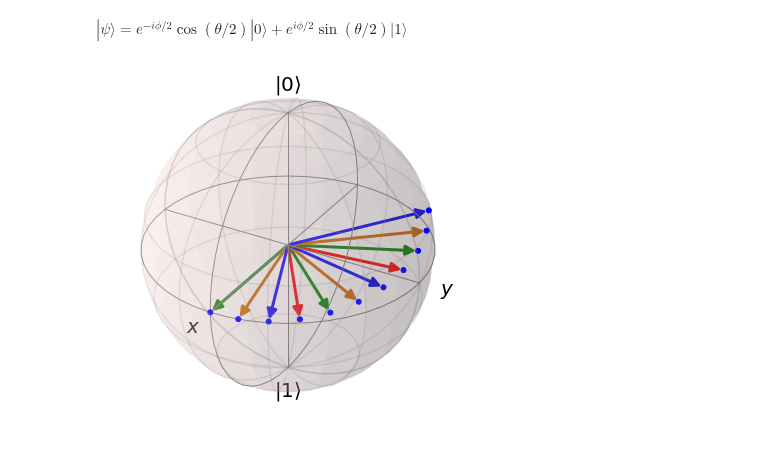
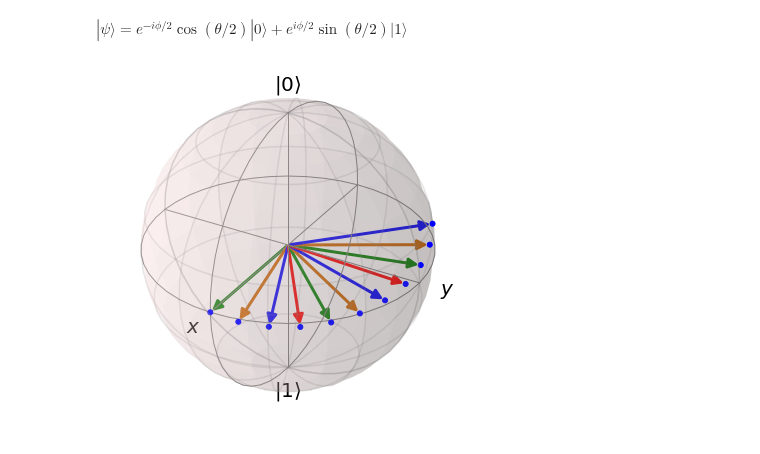
Before and after one commit to Sultanow/quantum, a Jupyter notebook: bloch_sphere/rotate_su2.ipynb, the cells around one changed output. Cells and saved outputs as stored; diff of their text form; code cells hidden in the pictures.

```diff
--- a/bloch_sphere/rotate_su2.ipynb
+++ b/bloch_sphere/rotate_su2.ipynb
@@ -39,31 +39,32 @@ b = qt.Bloch()
 b.clear()
 b.make_sphere()
 
 states = []
 points = []
 
 alpha = 1/np.sqrt(2)
 beta = 1/np.sqrt(2)
 s = np.array([alpha,beta])
 state = qt.Qobj(s)
 states.append(state)
 
 Ψ = [complex(alpha, 0), complex(beta, 0)]
 polar = to_spherical(Ψ)
 pnt = to_cartesian(polar)
 points.append(pnt)
 
 rotated = state
 for i in range(0,10):
     rotated = rn_su2(0.05, rotated, 1, 0, 0)
+    rotated = rn_su2(0.02, rotated, 0, 1, 0)
     rotated = rn_su2(0.2, rotated, 0, 0, 1)
     pnt = [(qt.sigmax()*rotated).tr(), (qt.sigmay()*rotated).tr(), (qt.sigmaz()*rotated).tr()]
     states.append(rotated)
     points.append(pnt)
 
 b.add_states(states)
 np_points = np.array(points)
 b.add_points([np_points[:,0], np_points[:,1], np_points[:,2]])
 b.show()
 # %% [output]
-[figure, old version]
+[figure, new version]
```
Also changed, not shown: 1 other file.
